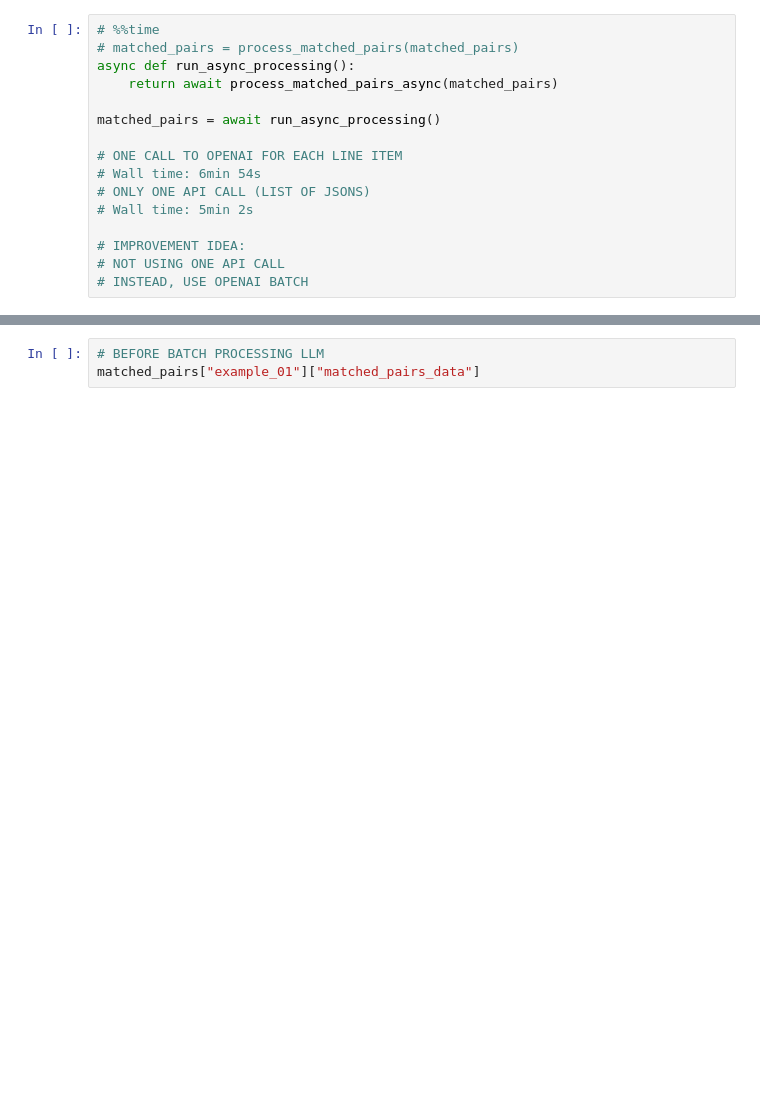
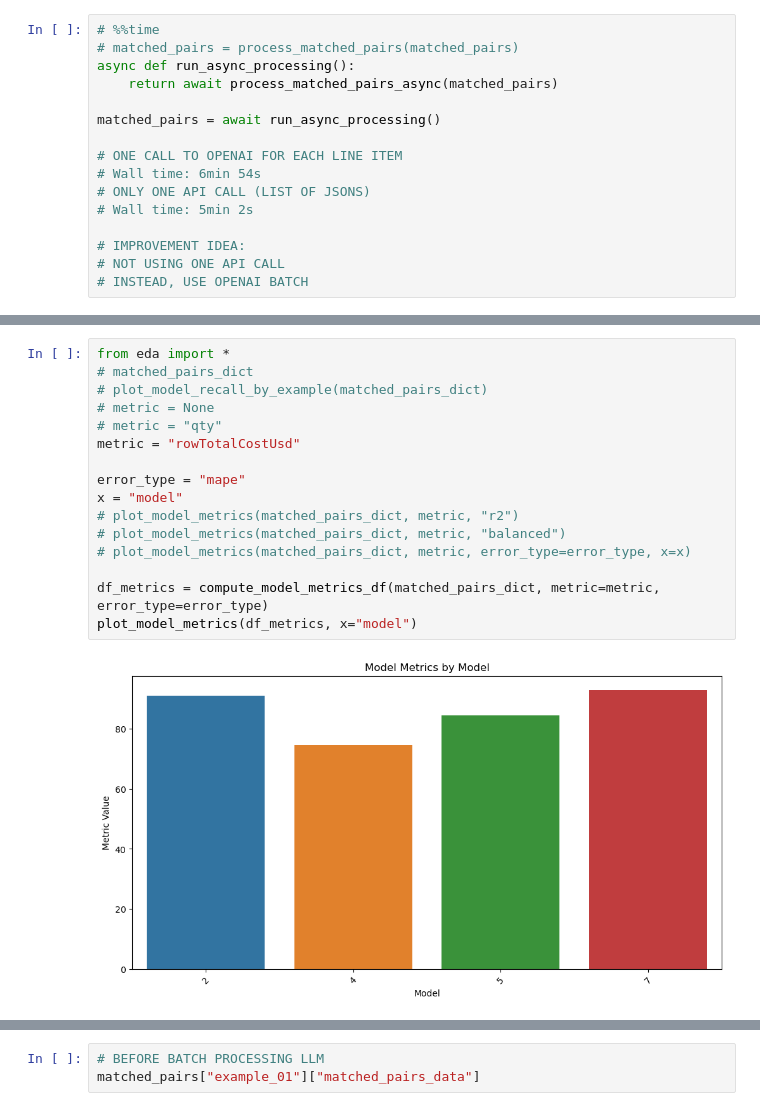
Before and after one commit to krzischp/handoff-eval, a Jupyter notebook: notebooks/eda.ipynb, the cells around one changed output, grey strips where cells are left out. Drawn from its saved outputs; the diff is of its cells as text; blank space fills up the shorter version.

```diff
--- a/notebooks/eda.ipynb
+++ b/notebooks/eda.ipynb
@@ -353,0 +382,18 @@ matched_pairs
+# %%
+from eda import *
+# matched_pairs_dict
+# plot_model_recall_by_example(matched_pairs_dict)
+# metric = None
+# metric = "qty"
+metric = "rowTotalCostUsd"
+
+error_type = "mape"
+x = "model"
+# plot_model_metrics(matched_pairs_dict, metric, "r2")
+# plot_model_metrics(matched_pairs_dict, metric, "balanced")
+# plot_model_metrics(matched_pairs_dict, metric, error_type=error_type, x=x)
+
+df_metrics = compute_model_metrics_df(matched_pairs_dict, metric=metric, error_type=error_type)
+plot_model_metrics(df_metrics, x="model")
+# %% [output]
+[figure, added]
```
Also changed, not shown: parts of 9 cells of this notebook, 5 other files.
